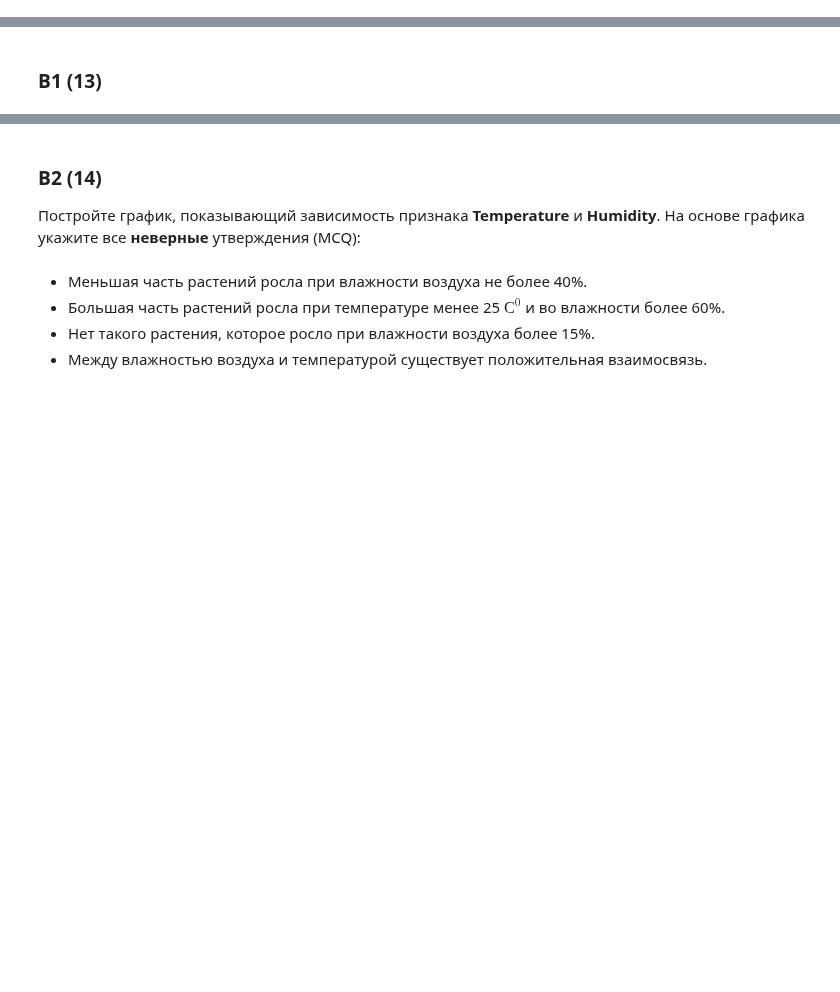
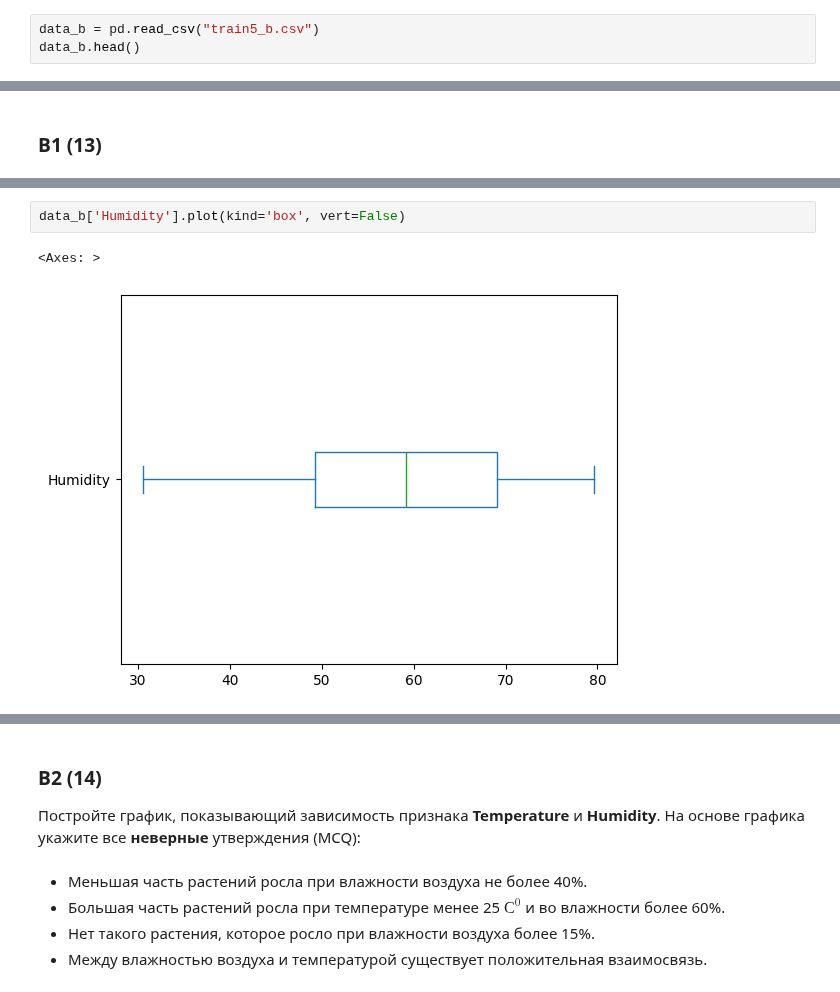
Before and after one commit to ksumarshmallow/Data-Analysis-Media-24, a Jupyter notebook: Seminars/Exam_ver5.ipynb, the cells around one changed output, grey strips where cells are left out. Drawn from its saved outputs; the diff is of its cells as text; blank space fills up the shorter version.

```diff
--- a/Seminars/Exam_ver5.ipynb
+++ b/Seminars/Exam_ver5.ipynb
@@ -180,0 +187,3 @@ $$Y_i = 0 - 0.25 \cdot X_i - 0.75 \cdot Z_i $$
+# %%
+data_b = pd.read_csv("train5_b.csv")
+data_b.head()
@@ -184,3 +200,8 @@ $$Y_i = 0 - 0.25 \cdot X_i - 0.75 \cdot Z_i $$
 Какой из графиков визуализирует влажность воздуха (**Humidity**)?
 
 ![image.png](attachment:image.png)
+# %%
+data_b['Humidity'].plot(kind='box', vert=False)
+# %% [output]
+<Axes: >
+[figure, added]
```
Also changed, not shown: parts of 10 cells of this notebook, 1 other file.
